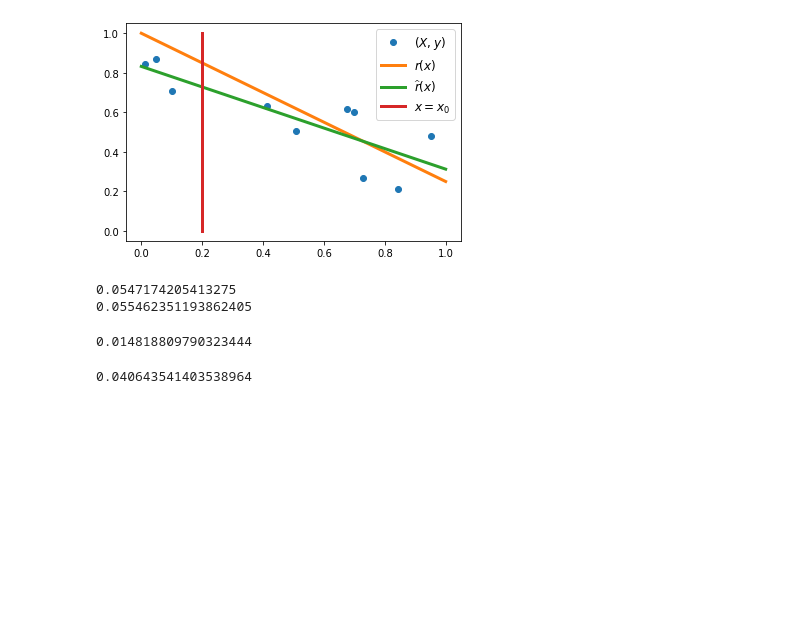
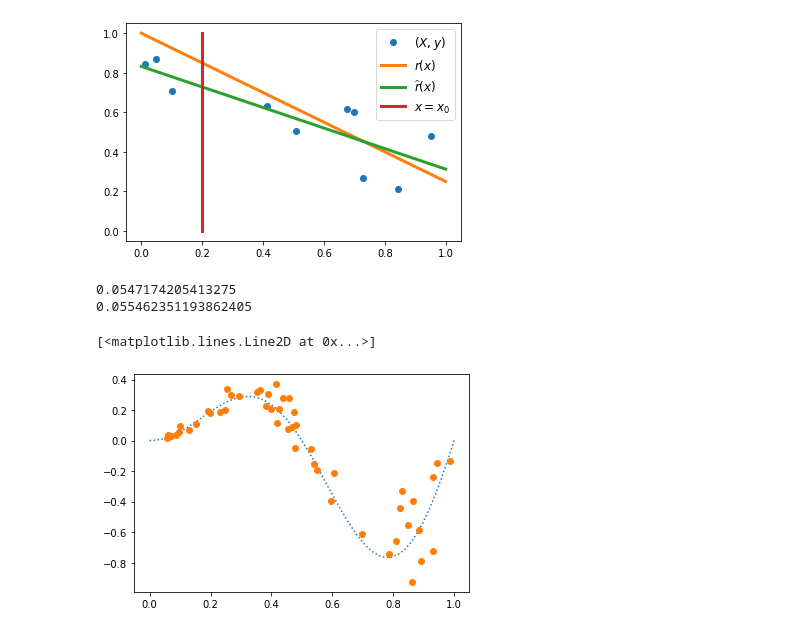
Before and after one commit to mgreenbe/2020-Winter-Math-607, a Jupyter notebook: 06/bias.ipynb, the cells around one changed output. Saved outputs shown, nothing was run; the diff lists cells and outputs as text; code cells hidden in the pictures; blank space fills up the shorter version.

```diff
--- a/06/bias.ipynb
+++ b/06/bias.ipynb
@@ -324,11 +331,3 @@ print(bias**2 + var)
 # %% [output]
 0.0547174205413275
 0.055462351193862405
-# %%
-bias**2
-# %% [output]
-0.014818809790323444
-# %%
-var
-# %% [output]
-0.040643541403538964
@@ -334,0 +352,13 @@ var
+# %%
+n = 50
+X = np.random.uniform(size=n)
+r = X*np.sin(2*np.pi*X)
+plt.plot(np.linspace(0, 1), np.linspace(0, 1)*np.sin(2*np.pi*np.linspace(0, 1)), ':')
+
+# y = r + np.random.normal(0, 0.1, size=n)
+es = np.array([np.random.normal(0, x/5) for x in X])
+y = r + es
+plt.plot(X, y, 'o')
+# %% [output]
+[<matplotlib.lines.Line2D at 0x...>]
+[figure, added]
```
Also changed, not shown: parts of 13 cells of this notebook, 1 other file.
